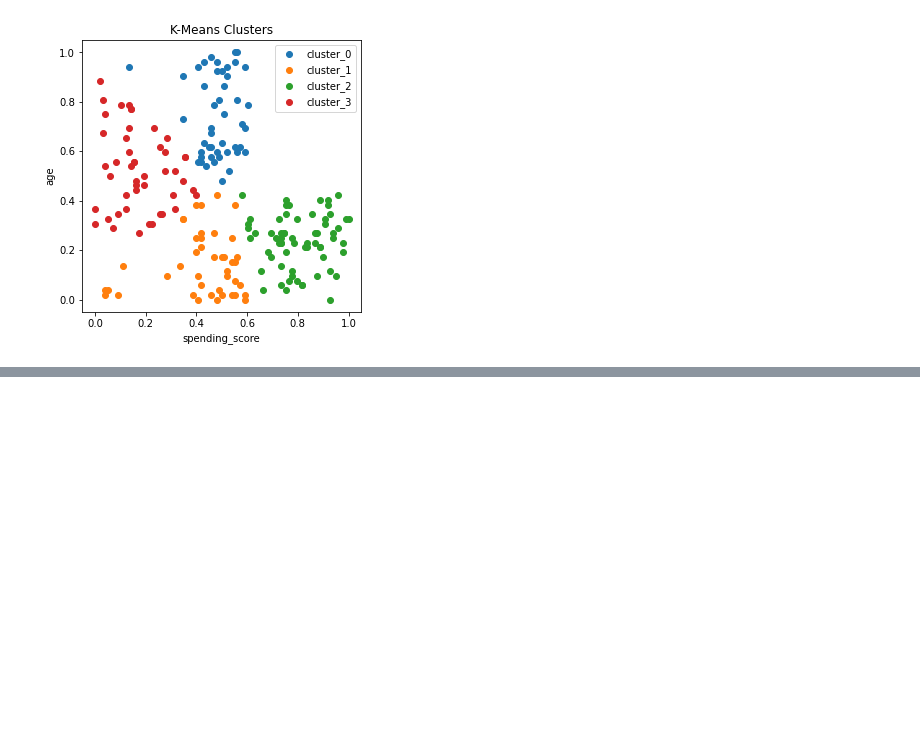
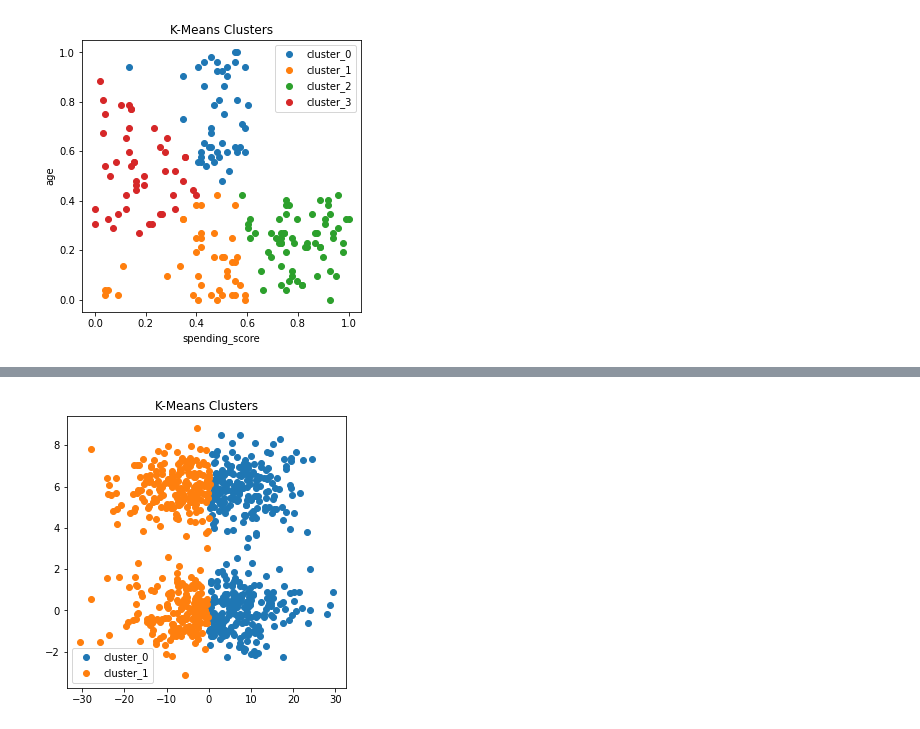
Before and after one commit to Chenchen070/clustering, a Jupyter notebook: clustering_exercises.ipynb, the cells around one changed output, grey strips where cells are left out. Cells and saved outputs as stored; diff of their text form; code cells hidden in the pictures; blank space fills up the shorter version.

```diff
--- a/clustering_exercises.ipynb
+++ b/clustering_exercises.ipynb
@@ -390,0 +422,6 @@ plt.show()
+# %%
+kmeans = KMeans(n_clusters=2)
+kmeans.fit(df)
+
+clusters = kmeans.predict(df)
+clusters
@@ -390,0 +446,3 @@ plt.show()
+# %%
+df['cluster'] = clusters
+df.head()
@@ -390,0 +456,11 @@ plt.show()
+# %%
+plt.figure(figsize=(5, 5))
+
+for cluster_n in df.cluster.sort_values().unique():
+    plt.scatter(df[df.cluster == cluster_n].x, df[df.cluster == cluster_n].y, label=f'cluster_{cluster_n}')
+
+plt.legend()
+plt.title("K-Means Clusters")
+plt.show()
+# %% [output]
+[figure, added]
```
Also changed, not shown: parts of 14 cells of this notebook.
